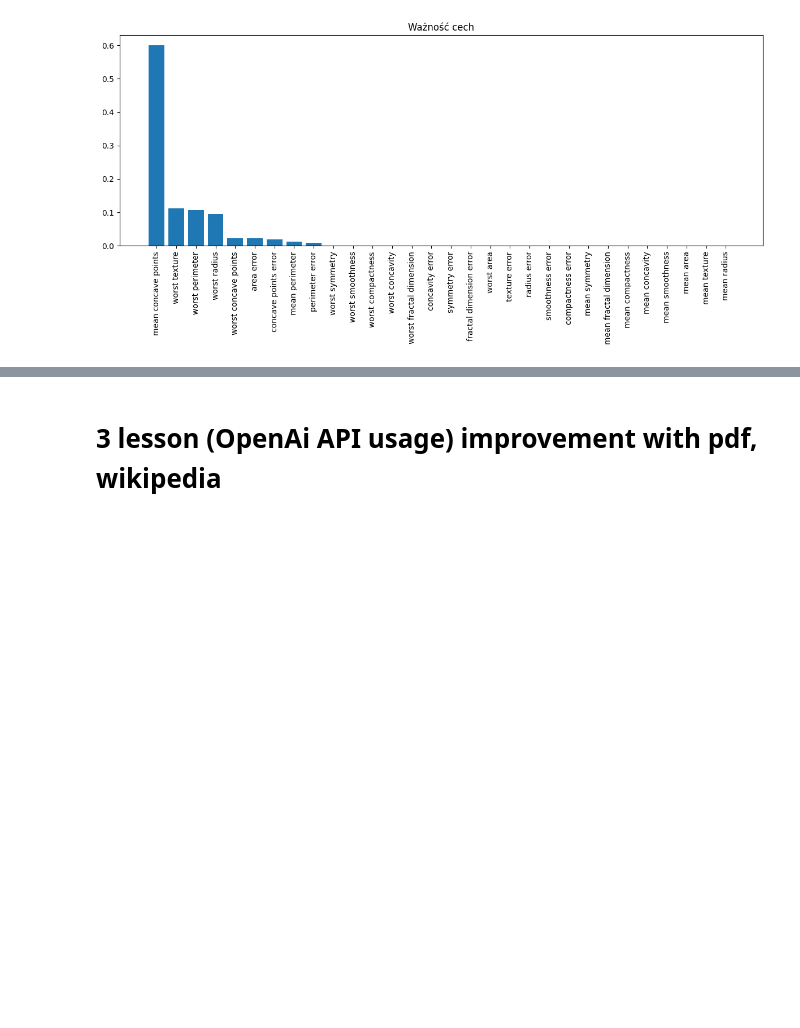
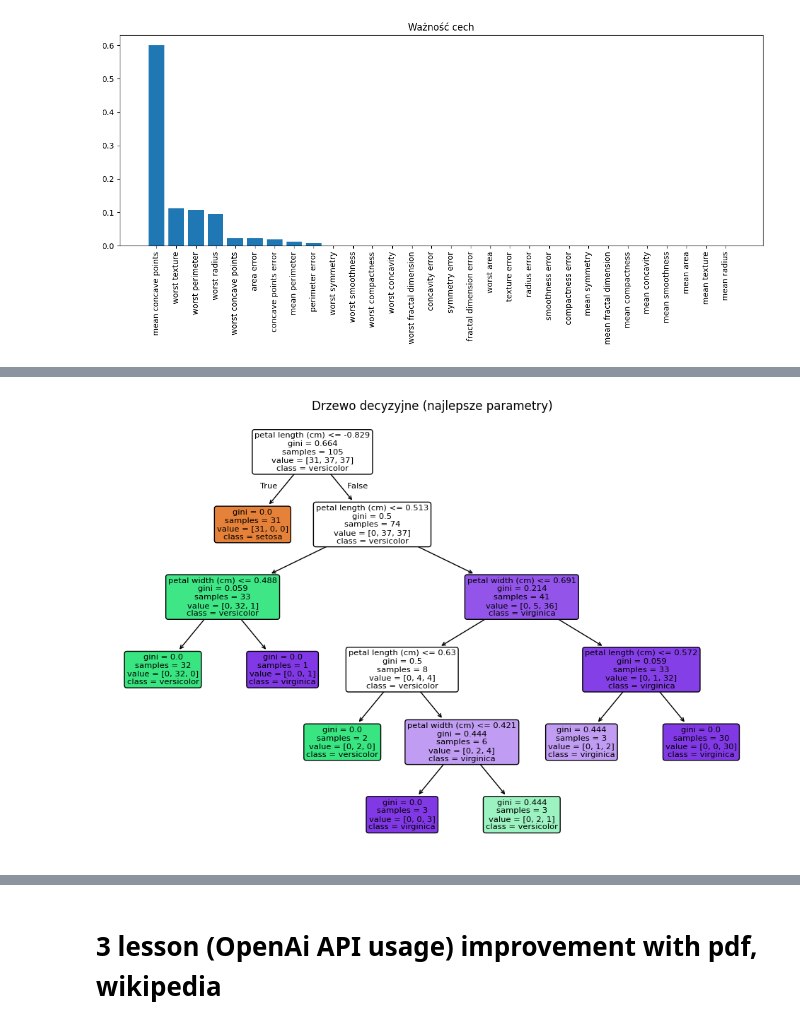
Before and after one commit to hgf700/neural-network-with-libraries, a Jupyter notebook: Untitled.ipynb, the cells around one changed output, grey strips where cells are left out. Saved outputs shown, nothing was run; the diff lists cells and outputs as text; code cells hidden in the pictures; blank space fills up the shorter version.

Commit message:
feat: new code with knn and decision tree

```diff
--- a/Untitled.ipynb
+++ b/Untitled.ipynb
@@ -140,3 +245,102 @@ Raport klasyfikacji:
    macro avg       0.96      0.95      0.95       114
 weighted avg       0.96      0.96      0.96       114
 [figure]
+# %%
+import numpy as np
+import matplotlib.pyplot as plt
+from sklearn.datasets import load_iris
+from sklearn.model_selection import train_test_split, GridSearchCV
+from sklearn.tree import DecisionTreeClassifier, plot_tree
+from sklearn.preprocessing import StandardScaler
+from sklearn.pipeline import Pipeline
+from sklearn.decomposition import PCA
+from sklearn.metrics import classification_report, confusion_matrix
+import pandas as pd
+
+# 1. Załaduj dane Iris
+iris = load_iris()
+X, y = iris.data, iris.target
+
+# 2. Podział na zbiór treningowy i testowy
+X_train, X_test, y_train, y_test = train_test_split(
+    X, y, test_size=0.3, random_state=42
+)
+
+# 3. Pipeline + GridSearchCV do strojenia hiperparametrów
+pipe = Pipeline([
+    ('scaler', StandardScaler()),  # Choć drzewo nie wymaga, zachowujemy dla spójności
+    ('dt', DecisionTreeClassifier(random_state=42))
+])
+param_grid = {
+    'dt__criterion': ['gini', 'entropy'],
+    'dt__max_depth': [None, 2, 3, 4, 5],
+    'dt__min_samples_split': [2, 4, 6]
+}
+grid = GridSearchCV(pipe, param_grid, cv=5)
+grid.fit(X_train, y_train)
+
+print("Najlepsze parametry:", grid.best_params_)
+print("Średnia dokładność w CV:", grid.best_score_)
+
+# 4. Ewaluacja na zbiorze testowym
+y_pred = grid.predict(X_test)
+
+# 5. Raport klasyfikacji
+print("\nRaport klasyfikacji:\n", classification_report(y_test, y_pred))
+
+# 6. Macierz pomyłek
+conf_matrix = confusion_matrix(y_test, y_pred)
+print("Macierz pomyłek:\n", conf_matrix)
+
+# 7. Wizualizacja drzewa decyzyjnego
+best_dt = grid.best_estimator_.named_steps['dt']
+plt.figure(figsize=(12, 8))
+plot_tree(
+    best_dt,
+    feature_names=iris.feature_names,
+    class_names=iris.target_names,
+    filled=True,
+    rounded=True
+)
+plt.title("Drzewo decyzyjne (najlepsze parametry)")
+plt.show()
+
+# 8. Wizualizacja obszarów decyzyjnych po redukcji PCA
+# Skalowanie
+scaler = StandardScaler()
+X_train_scaled = scaler.fit_transform(X_train)
+X_test_scaled = scaler.transform(X_test)
+
+# PCA do 2 wymiarów
+pca = PCA(n_components=2)
+X_train_pca = pca.fit_transform(X_train_scaled)
+X_test_pca = pca.transform(X_test_scaled)
+
+# Trenujemy Decision Tree z najlepszymi parametrami na danych PCA
+dt_vis = DecisionTreeClassifier(
+    criterion=grid.best_params_['dt__criterion'],
+    max_depth=grid.best_params_['dt__max_depth'],
+    min_samples_split=grid.best_params_['dt__min_samples_split'],
+    random_state=42
+)
+dt_vis.fit(X_train_pca, y_train)
+
+# Przygotowanie siatki do wizualizacji
+x_min, x_max = X_train_pca[:,0].min() - 1, X_train_pca[:,0].max() + 1
+y_min, y_max = X_train_pca[:,1].min() - 1, X_train_pca[:,1].max() + 1
+xx, yy = np.meshgrid(
+    np.linspace(x_min, x_max, 200),
+    np.linspace(y_min, y_max, 200)
+)
+grid_points = np.c_[xx.ravel(), yy.ravel()]
+Z = dt_vis.predict(grid_points).reshape(xx.shape)
+
+# Rysowanie obszarów decyzyjnych
+plt.figure(figsize=(8,6))
+plt.contourf(xx, yy, Z, alpha=0.3)
+plt.scatter(X_train_pca[:,0], X_train_pca[:,1], c=y_train, edgecolor='k', s=50)
+plt.title("Obszary decyzyjne Decision Tree po redukcji PCA")
+plt.xlabel("PC1")
+plt.ylabel("PC2")
+plt.show()
+# %% [output]
@@ -142,0 +365 @@ weighted avg       0.96      0.96      0.96       114
+[figure, added]
```
Also changed, not shown: parts of 7 cells of this notebook.
